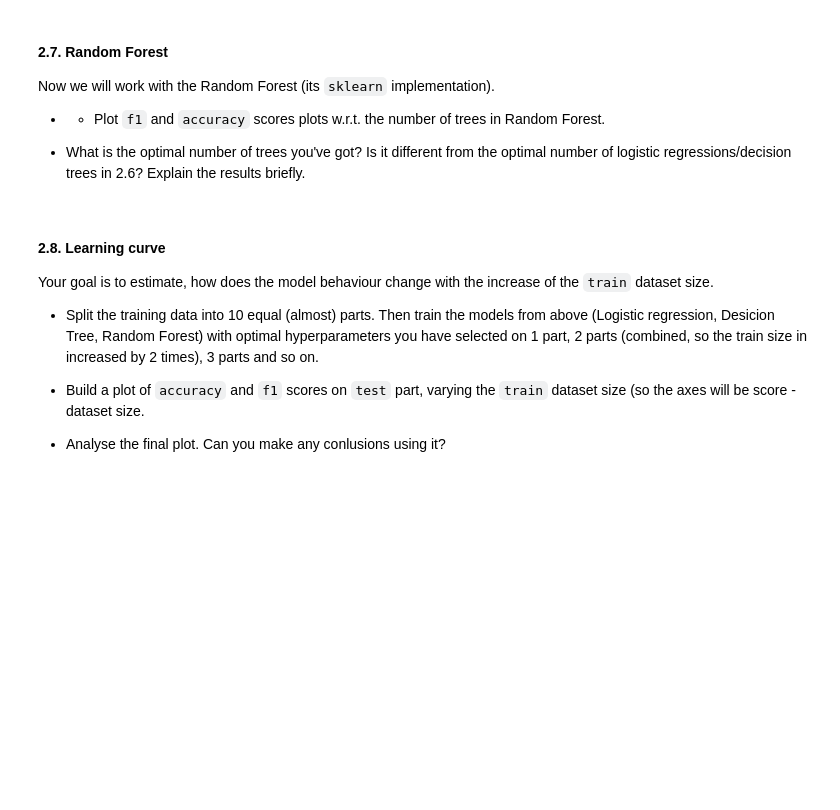
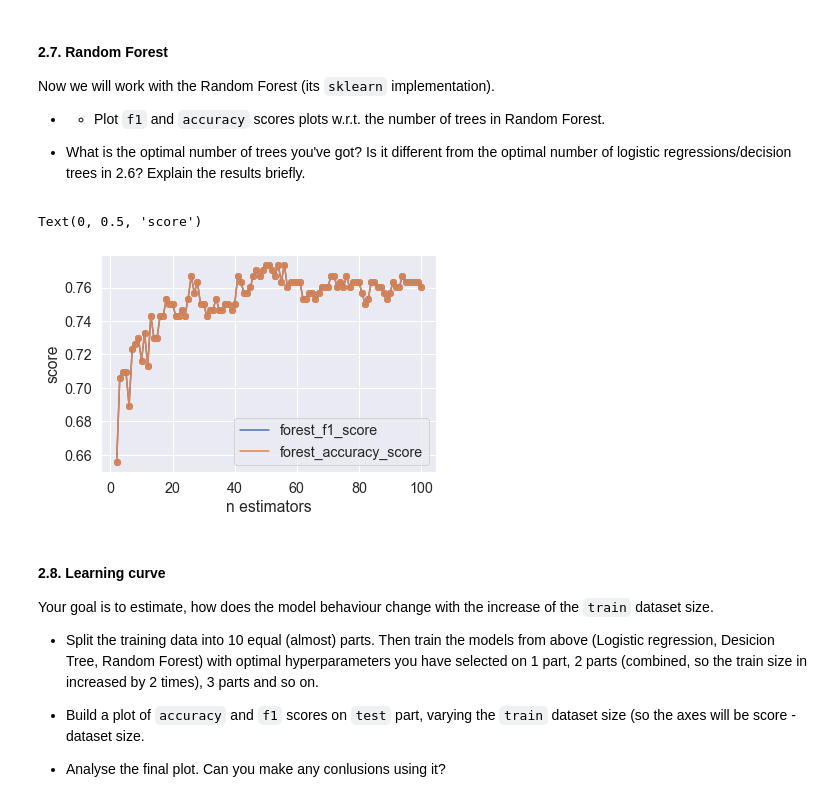
Before and after one commit to pavel-collab/ml-course-home-tasks, a Jupyter notebook: homeworks/lab01_ml_pipeline/lab01_part2_ml_pipeline.ipynb, the cells around one changed output. Saved outputs shown, nothing was run; the diff lists cells and outputs as text; code cells hidden in the pictures; blank space fills up the shorter version.

```diff
--- a/homeworks/lab01_ml_pipeline/lab01_part2_ml_pipeline.ipynb
+++ b/homeworks/lab01_ml_pipeline/lab01_part2_ml_pipeline.ipynb
@@ -655,3 +633,34 @@ Now we will work with the Random Forest (its `sklearn` implementation).
+# %%
+from sklearn.ensemble import RandomForestClassifier
+
+# YOUR CODE HERE
+N_estimators = np.arange(2, 100+1)
+
+#* firstly do bagging with DesisionTreeClassifier
+forest_f1_score = []
+forest_accuracy_score = []
+for n in N_estimators:
+    clf = RandomForestClassifier(max_depth=15, n_estimators=n, random_state=0)
+    clf.fit(X_train, y_train)
+    prediction = clf.predict(X_test)
+    ensemble_tree_accuracy_score = accuracy_score(y_test, prediction)
+    ensemble_tree_f1_score = f1_score(y_test, prediction, average='micro')
+
+    forest_f1_score.append(ensemble_tree_f1_score)
+    forest_accuracy_score.append(ensemble_tree_accuracy_score)
+
+plt.scatter(N_estimators, forest_f1_score)
+plt.plot(N_estimators, forest_f1_score, label='forest_f1_score')
+
+plt.scatter(N_estimators, forest_accuracy_score)
+plt.plot(N_estimators, forest_accuracy_score, label='forest_accuracy_score')
+
+plt.legend()
+plt.xlabel('n estimators')
+plt.ylabel('score')
+# %% [output]
+Text(0, 0.5, 'score')
+[figure, added]
 # %% [markdown]
 #### 2.8. Learning curve
 Your goal is to estimate, how does the model behaviour change with the increase of the `train` dataset size.
```
Also changed, not shown: parts of 6 cells of this notebook, 1 other file.
